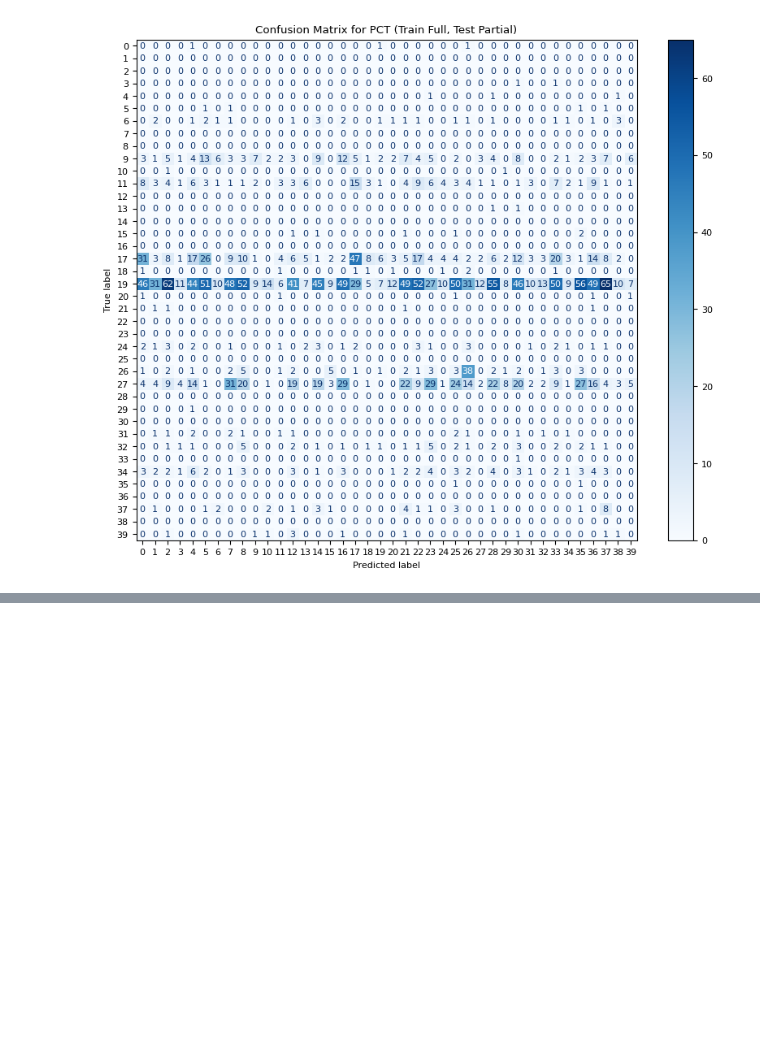
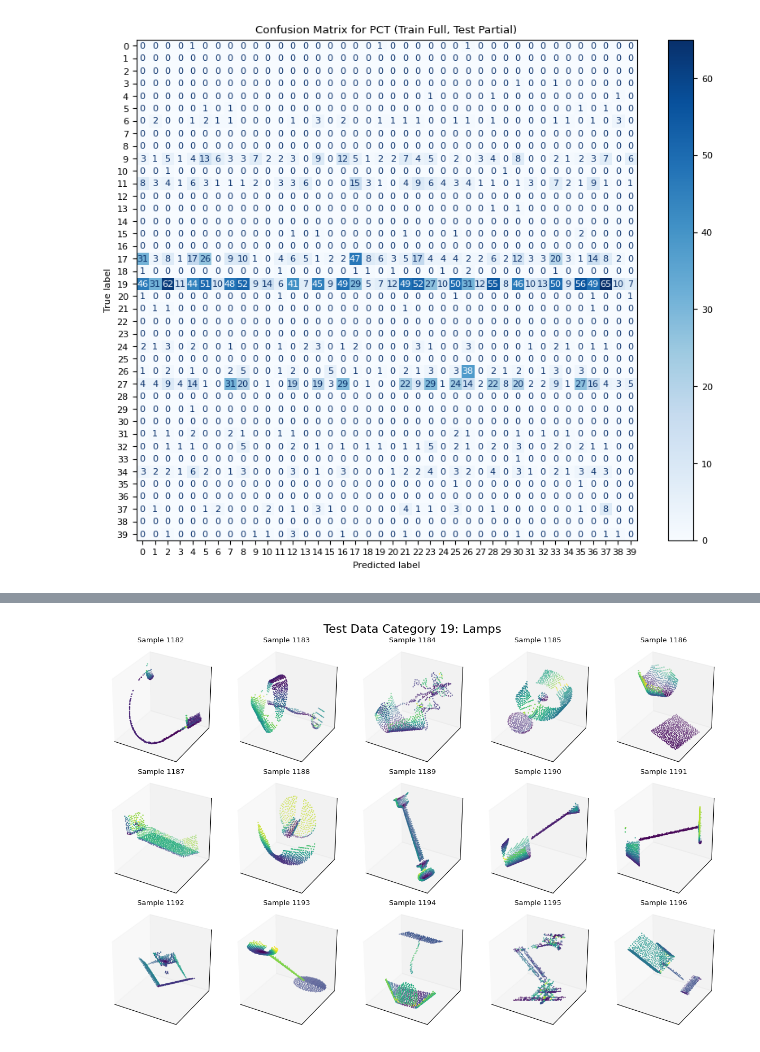
Before and after one commit to DavidClaszen/pointcloud-bench, a Jupyter notebook: notebooks/PCT-Analysis.ipynb, the cells around one changed output, grey strips where cells are left out. Cells and saved outputs as stored; diff of their text form; code cells hidden in the pictures; blank space fills up the shorter version.

```diff
--- a/notebooks/PCT-Analysis.ipynb
+++ b/notebooks/PCT-Analysis.ipynb
@@ -99,4 +101,11 @@ plt.show()
 [figure]
 # %%
 # Let's look at category 17, 19, and 27 to see what they have in common to cause the model to collapse
-data_names = [line.rstrip() for line in open(os.path.join('..', 'datasets', 'modelnet40_normal_resampled', 'modelnet40_train.txt'))]
+test_names = [line.rstrip() for line in open(os.path.join('..', 'datasets', 'modelnet40_normal_resampled', 'modelnet40_test.txt'))]
+pap_test = np.load(os.path.join('..', 'datasets', 'partialmodelnet40', 'test_points.npy'))
+
+test_df = pd.DataFrame(test_names, columns=['Category'])
+test_df[['Category', 'Instance']] = test_df['Category'].str.rsplit('_', n=1, expand=True)
+test_df['y_true'] = pct_results['y_true']
+
+test_df[test_df['y_true'].isin([17, 19, 27])]
@@ -102,0 +126,9 @@ data_names = [line.rstrip() for line in open(os.path.join('..', 'datasets', 'mod
+# %%
+visualize_samples(
+    data=pap_test,
+    indices=range(1182, 1182 + 15),
+    title='Test Data Category 19: Lamps',
+    plot_dims=(3, 5)
+)
+# %% [output]
+[figure, added]
```
Also changed, not shown: parts of 13 cells of this notebook.
